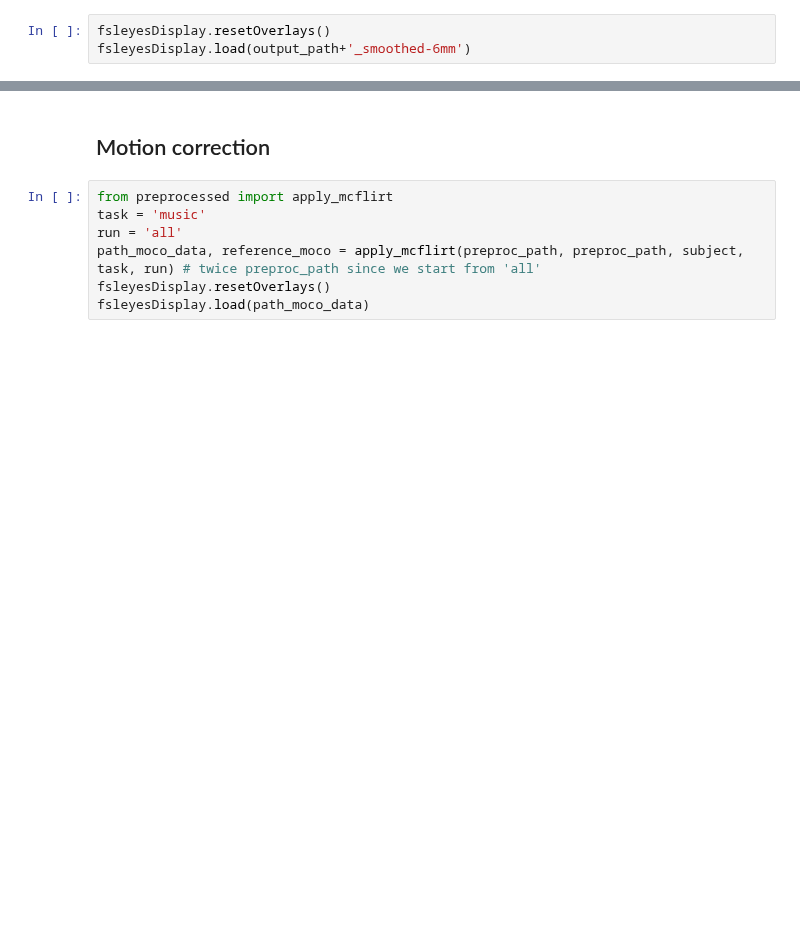
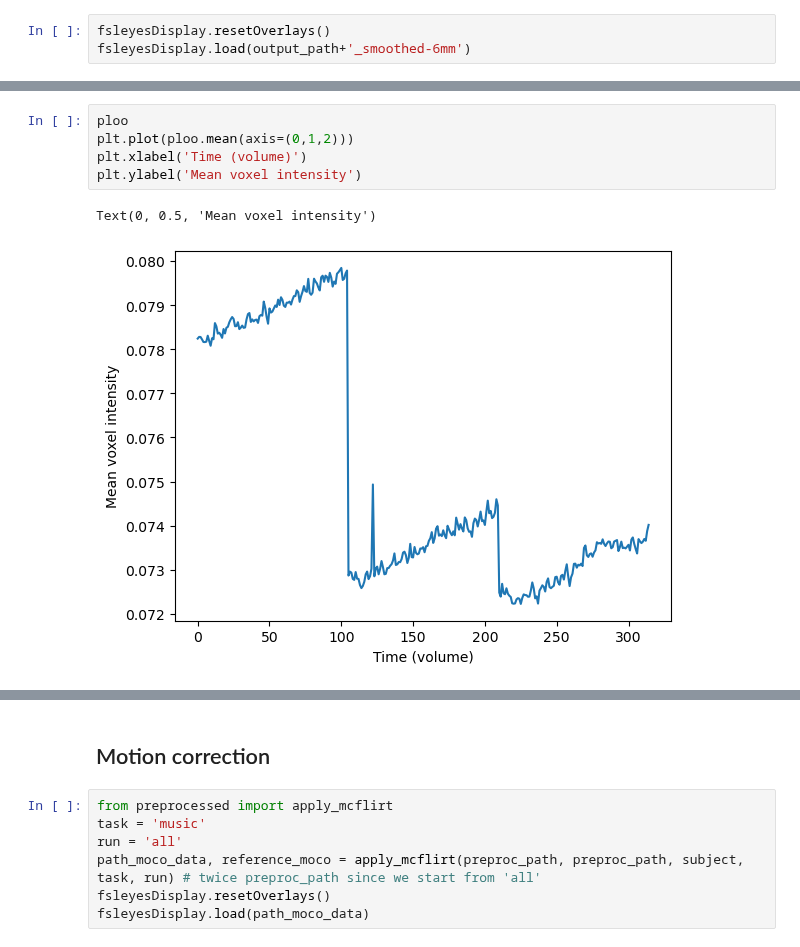
Before and after one commit to gdederichs/NSSP_project_1, a Jupyter notebook: preprocessing.ipynb, the cells around one changed output, grey strips where cells are left out. Saved outputs shown, nothing was run; the diff lists cells and outputs as text; blank space fills up the shorter version.

```diff
--- a/preprocessing.ipynb
+++ b/preprocessing.ipynb
@@ -273,0 +317,8 @@ Text(0, 0.5, 'Mean voxel intensity')
+# %%
+ploo
+plt.plot(ploo.mean(axis=(0,1,2)))
+plt.xlabel('Time (volume)')
+plt.ylabel('Mean voxel intensity')
+# %% [output]
+Text(0, 0.5, 'Mean voxel intensity')
+[figure, added]
```
Also changed, not shown: parts of 29 cells of this notebook, 2 other files.
